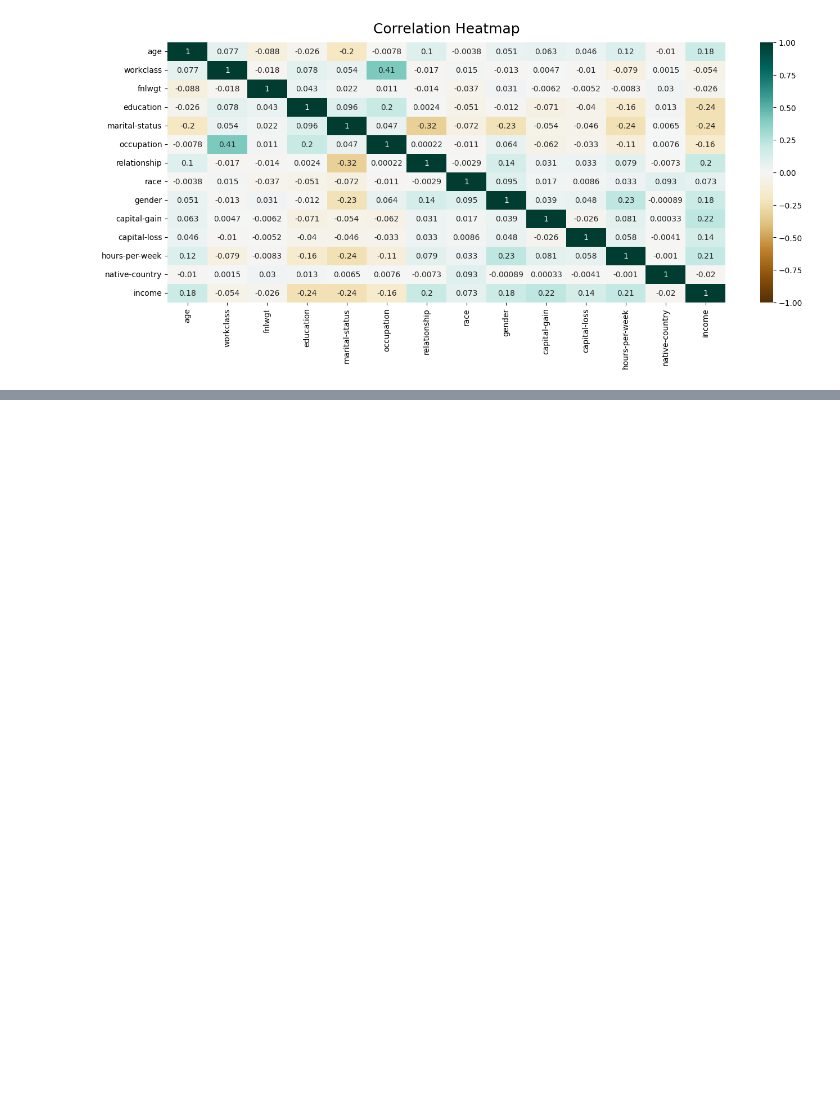
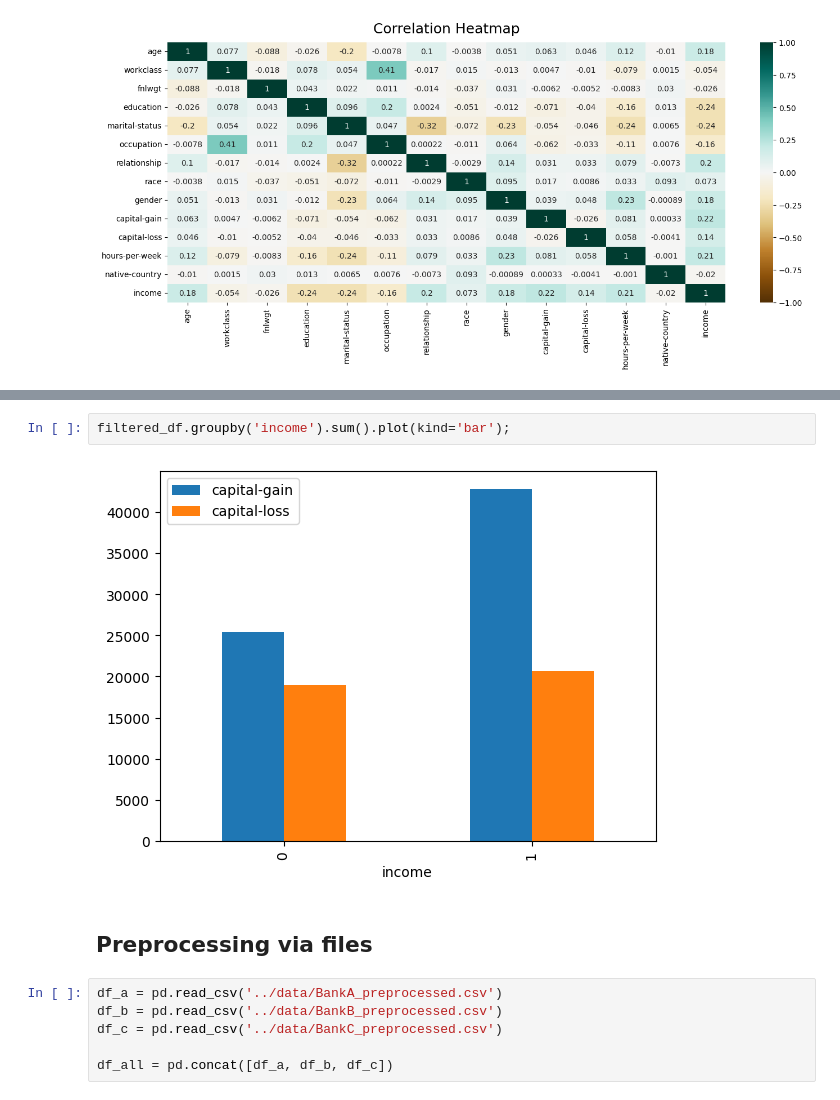
Before and after one commit to mdielacher/FHSTP_FML_assignment2, a Jupyter notebook: notebooks/data_findings.ipynb, the cells around one changed output, grey strips where cells are left out. Saved outputs shown, nothing was run; the diff lists cells and outputs as text; blank space fills up the shorter version.

```diff
--- a/notebooks/data_findings.ipynb
+++ b/notebooks/data_findings.ipynb
@@ -887,0 +1050,12 @@ sns.histplot(data=df[df['institute']=='Bank C'], x='capital-gain', hue='income')
+# %%
+filtered_df.groupby('income').sum().plot(kind='bar');
+# %% [output]
+[figure, added]
+# %% [markdown]
+## Preprocessing via files
+# %%
+df_a = pd.read_csv('../data/BankA_preprocessed.csv')
+df_b = pd.read_csv('../data/BankB_preprocessed.csv')
+df_c = pd.read_csv('../data/BankC_preprocessed.csv')
+
+df_all = pd.concat([df_a, df_b, df_c])
```
Also changed, not shown: parts of 48 cells of this notebook.
